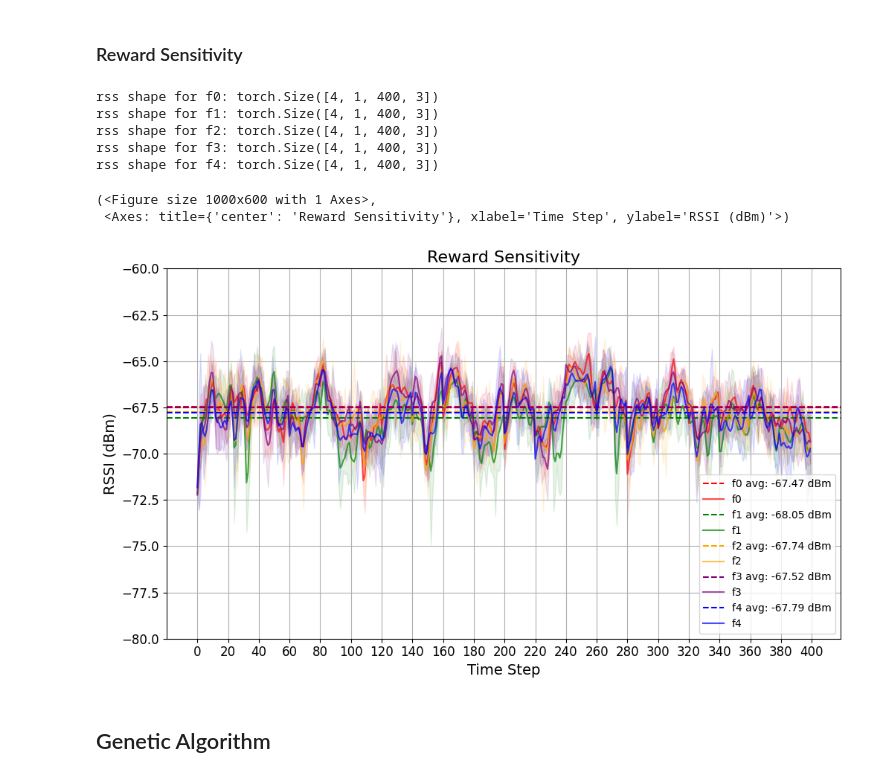
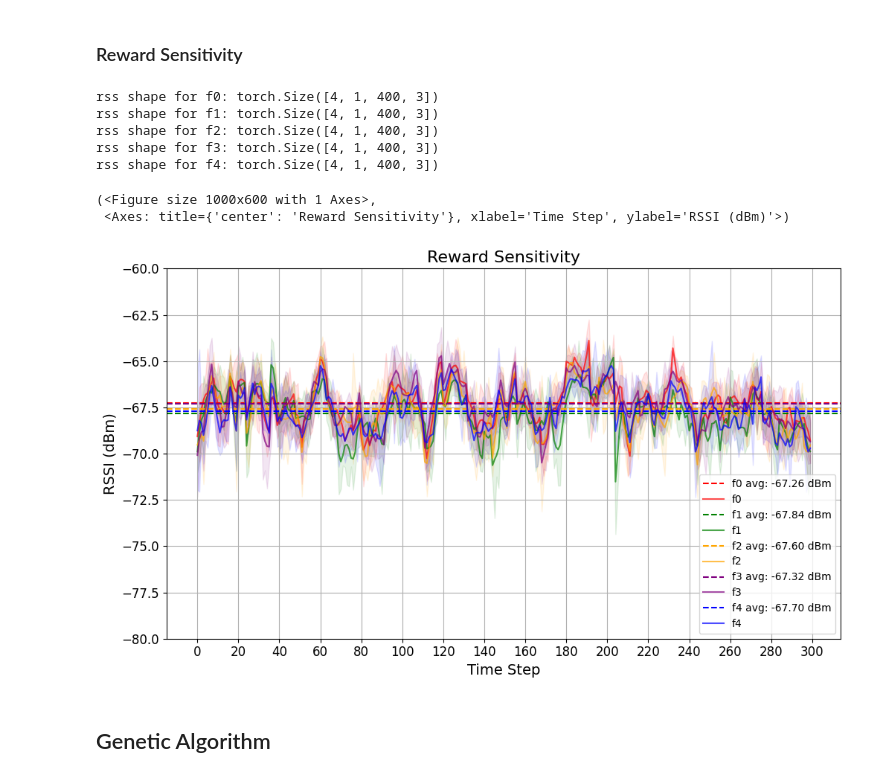
Before and after one commit to hieutrungle/saris_revised, a Jupyter notebook: rs/notebook/hallway_tracking_fast_results.ipynb, the cells around one changed output. Saved outputs shown, nothing was run; the diff lists cells and outputs as text; code cells hidden in the pictures.

```diff
--- a/rs/notebook/hallway_tracking_fast_results.ipynb
+++ b/rs/notebook/hallway_tracking_fast_results.ipynb
@@ -143,10 +199,11 @@ plot_rssi(focusing_rssis, "RSSI Over Time for Different Reflector Sizes", ymin=-
 # %% [markdown]
 ## Plot RSSI with different numbers of users
 # %%
+interval = 4
 ma_results = {
-    "ma2": all_results["ma2"],
-    "ma3": all_results["ma3"],
-    "ma4": all_results["ma4"],
+    "2 users": all_results["2 users"],
+    "3 users": all_results["3 users"],
+    "4 users": all_results["4 users"],
 }
 ma_rssis = {}
 for key, result in ma_results.items():
@@ -155,11 +212,16 @@ for key, result in ma_results.items():
     rss = torch.cat(rss, dim=-1)
     print(f"rss shape for {key}: {rss.shape}")
     tmp = rss.mean(dim=-1)
+    tmp = np.delete(tmp, np.arange(0, tmp.shape[-1], interval), axis=-1)
     ma_rssis[key] = 10 * torch.log10(tmp) + 30  # Convert to dBm
 ma_colors = {
-        "ma2": "red",
-        "ma3": "green",
-        "ma4": "orange",
+        "2 users": "red",
+        "3 users": "green",
+        "4 users": "blue",
         }
-plot_rssi(ma_rssis, "RSSI Over Time for Different Numbers of Users", ymin=-80, ymax=-60, colors=ma_colors)
+# plot_rssi(ma_rssis, "RSSI Over Time for Different Numbers of Users", ymin=-80, ymax=-60, colors=ma_colors)
+plot_rssi(ma_rssis, "RSSI Over Time for Different Numbers of Users",
+          ymin=-80, ymax=-60, colors=ma_colors, is_smooth=True,
+            interval=interval, n_last=1
+            )
 # %% [output]
@@ -230,24 +303,27 @@ plot_rssi(c4ue, "Comparison of Hex and Simple Patterns for Four-user Scenario",
 # %% [markdown]
 ### Plot RSSI between beam-focusing and column-based control
 # %%
+interval = 4
 comparison_results = {
-    "hex3ue": all_results["hex3ue"],
-    "ma3": all_results["ma3"],
-    "colr7": all_results["colr7"],
+    "beam-focusing-ma": all_results["3 users"],
+    "column-based-ma": all_results["col"],
+    "beam-focusing-sa": all_results["sa"],
 }
 comparison_rssis = {}
 for key, result in comparison_results.items():
     rss = result["agents", "cur_rss"].cpu()
     rss = [rss[..., 0, i:i+1] for i in range(rss.shape[-1])]
     rss = torch.cat(rss, dim=-1)
-    print(f"rss shape for {key}: {rss.shape}")
     tmp = rss.mean(dim=-1)
+    # take all values of tmp except every 4th element
+    tmp = np.delete(tmp, np.arange(0, tmp.shape[-1], interval), axis=-1)
+    print(f"rss shape for {key}: {tmp.shape}")
     comparison_rssis[key] = 10 * torch.log10(tmp) + 30  # Convert to dBm
 comparison_colors = {
-        "hex3ue": "red",
-        "ma3": "green",
-        "colr7": "blue",
+        "beam-focusing-ma": "blue",
+        "beam-focusing-sa": "red",
+        "column-based-ma": "green",
         }
 
-plot_rssi(comparison_rssis, "Comparison Results", ymin=-80, ymax=-60, colors=comparison_colors)
+plot_rssi(comparison_rssis, "Comparison Results", ymin=-100, ymax=-60, colors=comparison_colors)
 # %% [output]
@@ -255,39 +336,41 @@ KeyError: 'colr7'
 # %% [markdown]
 ### Reward Sensitivity
 # %%
+interval = 4
 rew_sensitivity_results = {
     "f0": all_results["f0"],
     "f1": all_results["f1"],
     "f2": all_results["f2"],
     "f3": all_results["f3"],
     "f4": all_results["f4"],
 }
 rew_sensitivity_rssis = {}
 for key, result in rew_sensitivity_results.items():
     rss = result["agents", "cur_rss"].cpu()
     rss = [rss[..., 0, i:i+1] for i in range(rss.shape[-1])]
     rss = torch.cat(rss, dim=-1)
     print(f"rss shape for {key}: {rss.shape}")
     tmp = rss.mean(dim=-1)
+    tmp = np.delete(tmp, np.arange(0, tmp.shape[-1], interval), axis=-1)
     rew_sensitivity_rssis[key] = 10 * torch.log10(tmp) + 30  # Convert to dBm
 rew_sensitivity_colors = {
         "f0": "red",
         "f1": "green",
         "f2": "orange",
         "f3": "purple",
         "f4": "blue",
         }
 
-plot_rssi(rew_sensitivity_rssis, "Reward Sensitivity", ymin=-80, ymax=-60, colors=rew_sensitivity_colors)
+plot_rssi(rew_sensitivity_rssis, "Reward Sensitivity", ymin=-80, ymax=-60, colors=rew_sensitivity_colors, interval=interval, n_last=1)
 # %% [output]
 rss shape for f0: torch.Size([4, 1, 400, 3])
 rss shape for f1: torch.Size([4, 1, 400, 3])
 rss shape for f2: torch.Size([4, 1, 400, 3])
 rss shape for f3: torch.Size([4, 1, 400, 3])
 rss shape for f4: torch.Size([4, 1, 400, 3])
 (<Figure size 1000x600 with 1 Axes>,
  <Axes: title={'center': 'Reward Sensitivity'}, xlabel='Time Step', ylabel='RSSI (dBm)'>)
-[figure, old version]
+[figure, new version]
 # %% [markdown]
 ## Genetic Algorithm
 # %%
```
Also changed, not shown: parts of 19 cells of this notebook, 3 other files.
